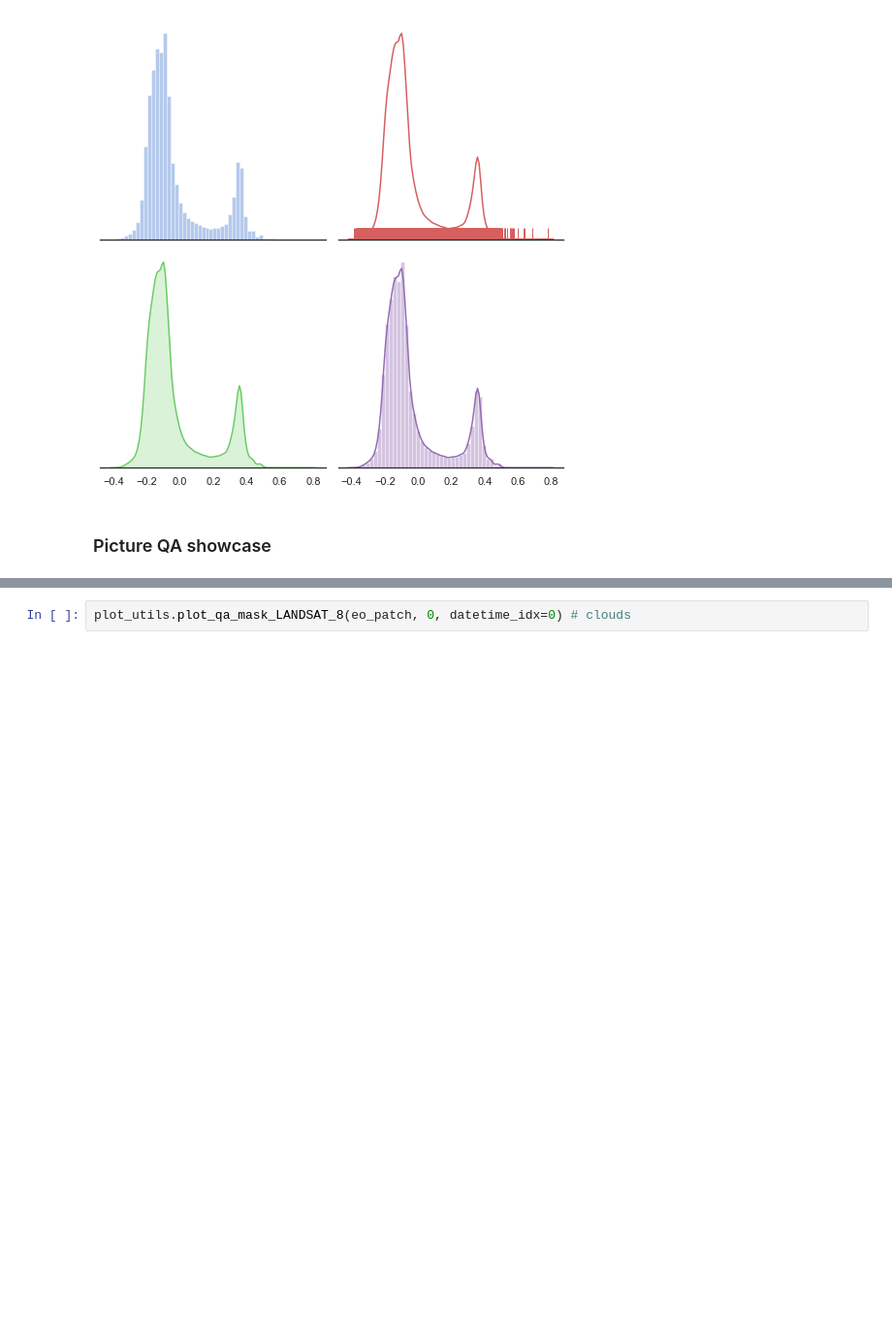
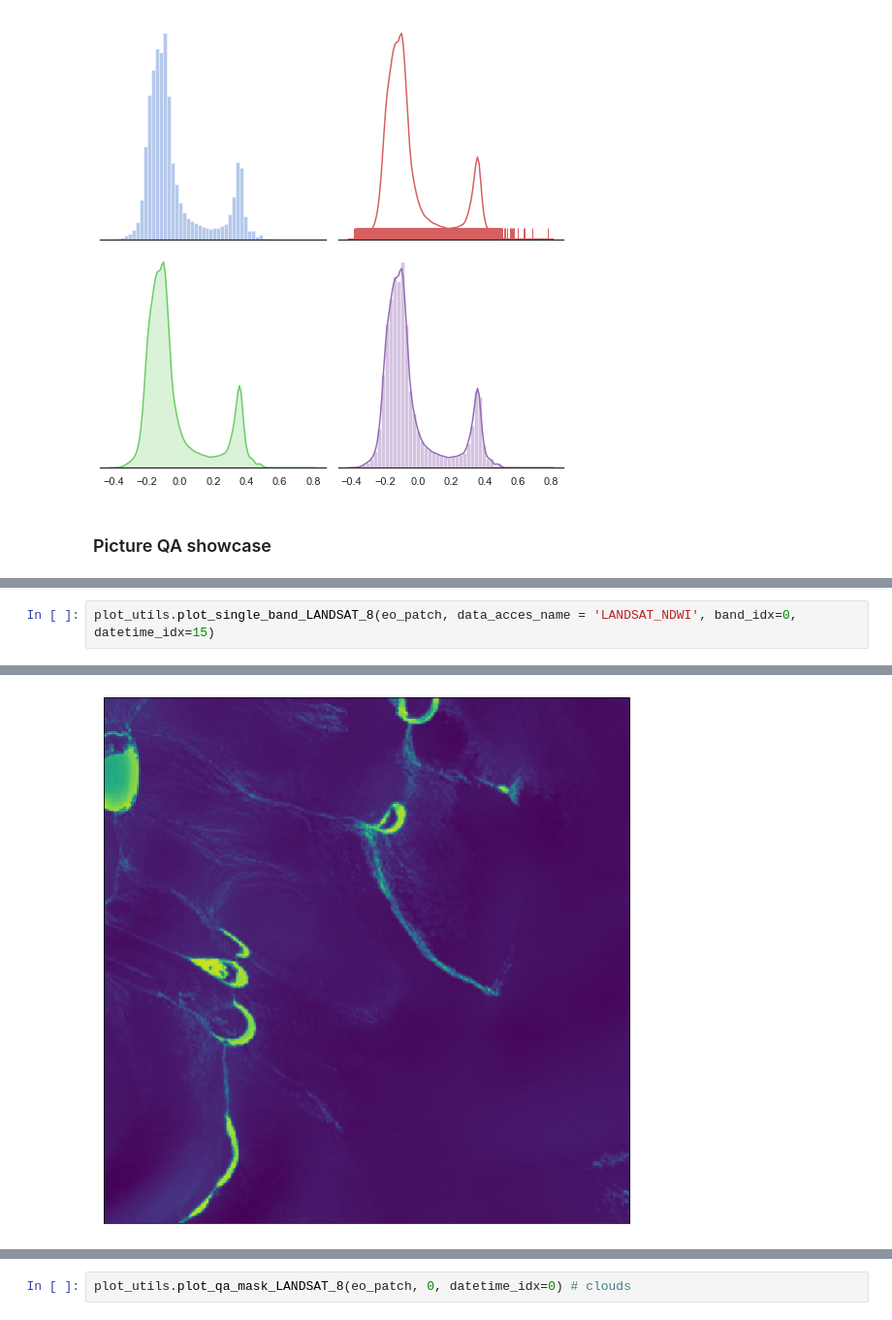
Before and after one commit to kakacper1/Greenland-water_features_mapping, a Jupyter notebook: notebooks/3_data_mining/C0. Data distributribution LANDSAT 8 + picture showcase.ipynb, the cells around one changed output, grey strips where cells are left out. Shown at 97% size. Cells and saved outputs as stored; diff of their text form; blank space fills up the shorter version.

```diff
--- a/notebooks/3_data_mining/C0. Data distributribution LANDSAT 8 + picture showcase.ipynb
+++ b/notebooks/3_data_mining/C0. Data distributribution LANDSAT 8 + picture showcase.ipynb
@@ -405,0 +406,3 @@ Ploting...
+# %%
+plot_utils.plot_single_band_LANDSAT_8(eo_patch, data_acces_name = 'LANDSAT_NDWI', band_idx=0, datetime_idx=15)
+# %% [output]
@@ -405,0 +410 @@ Ploting...
+[figure, added]
```
Also changed, not shown: parts of 14 cells of this notebook, 39 other files.
